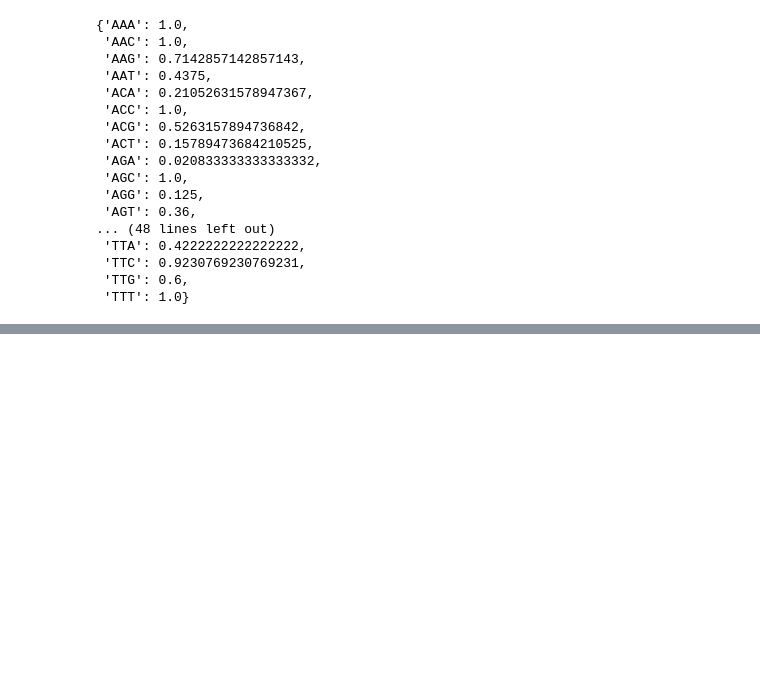
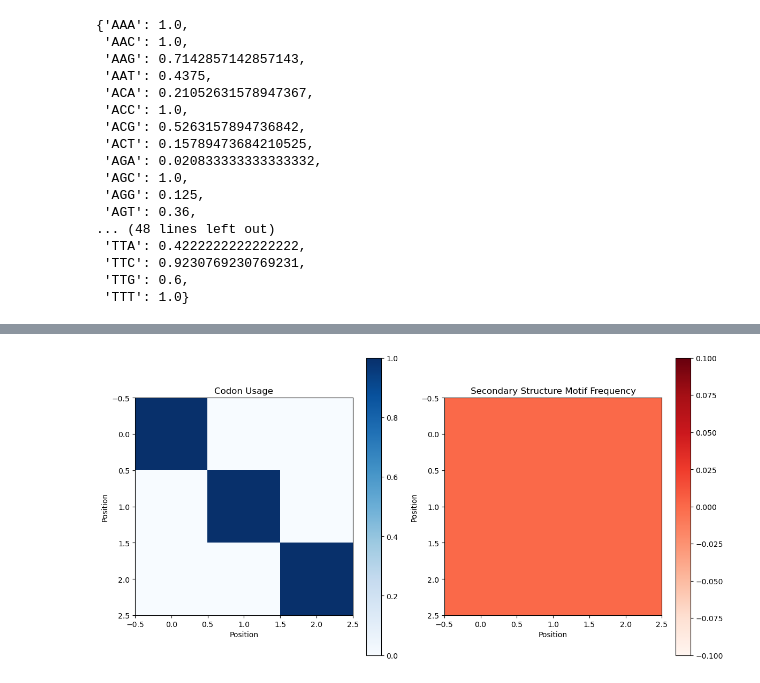
Before and after one commit to dominiquefastus/NuStru-CodonAnalysis, a Jupyter notebook: nustruMOTIF/correlation_analysis.ipynb, the cells around one changed output, grey strips where cells are left out. Cells and saved outputs as stored; diff of their text form; code cells hidden in the pictures; blank space fills up the shorter version.

```diff
--- a/nustruMOTIF/correlation_analysis.ipynb
+++ b/nustruMOTIF/correlation_analysis.ipynb
@@ -172,0 +241,40 @@ ValueError: All arrays must be of the same length
+# %%
+import numpy as np
+
+# Create matrices
+codon_matrix = np.zeros((3, 3))
+sec_stru_matrix = np.zeros((3, 3))
+
+for pos in range(3):
+    for codon_dict in codon_sequences_freq_dict[pos]:
+        codon, freq = list(codon_dict.items())[0]
+        codon_matrix[pos][pos] += freq
+        sec_stru_matrix[pos][pos] += secstru_sequences_freq_dict[pos].get(codon, 0)
+
+# Plotting
+fig, (ax1, ax2) = plt.subplots(1, 2, figsize=(12, 6))
+
+# Codon Usage Heatmap
+im1 = ax1.imshow(codon_matrix, cmap='Blues')
+
+# Secondary Structure Motif Frequency Heatmap
+im2 = ax2.imshow(sec_stru_matrix, cmap='Reds')
+
+# Add colorbars
+fig.colorbar(im1, ax=ax1)
+fig.colorbar(im2, ax=ax2)
+
+# Set titles and labels
+ax1.set_title('Codon Usage')
+ax1.set_xlabel('Position')
+ax1.set_ylabel('Position')
+
+ax2.set_title('Secondary Structure Motif Frequency')
+ax2.set_xlabel('Position')
+ax2.set_ylabel('Position')
+
+# Show plot
+plt.tight_layout()
+plt.show()
+# %% [output]
+[figure, added]
```
Also changed, not shown: parts of 10 cells of this notebook.
